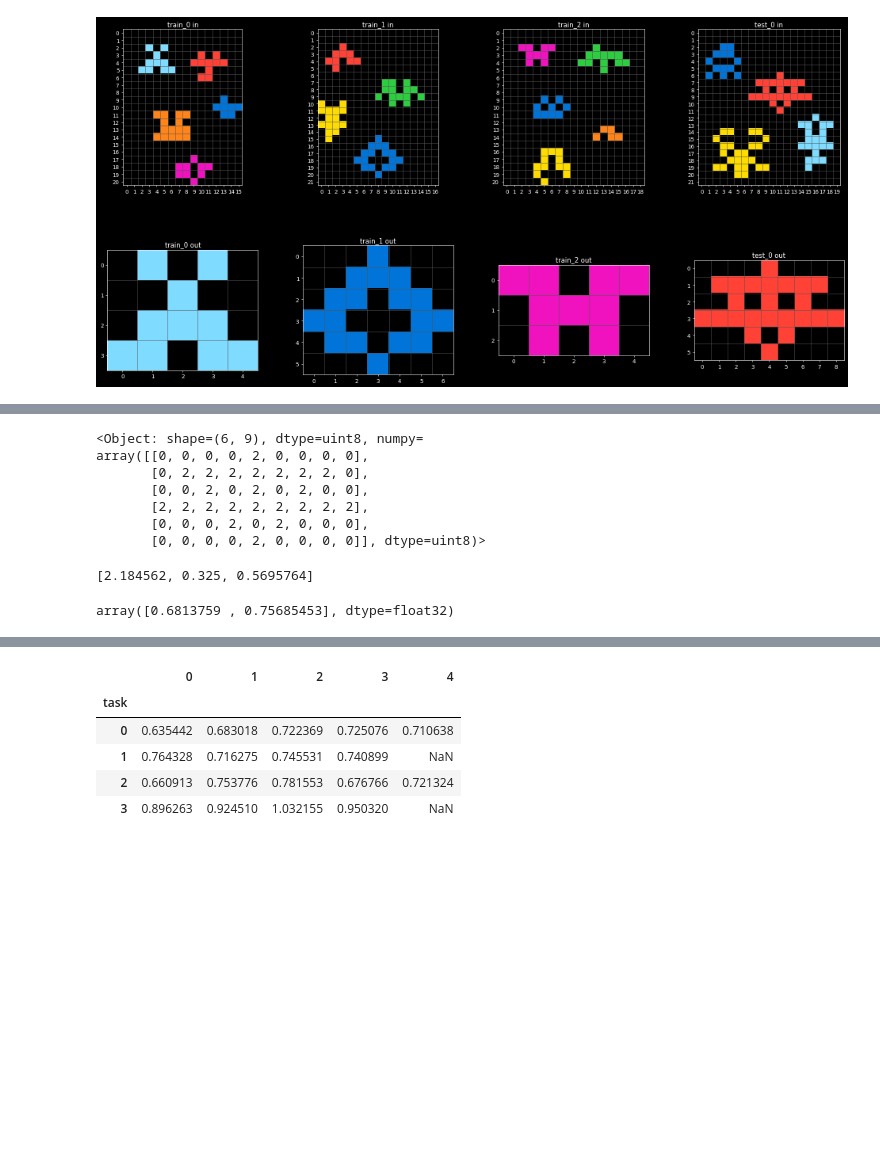
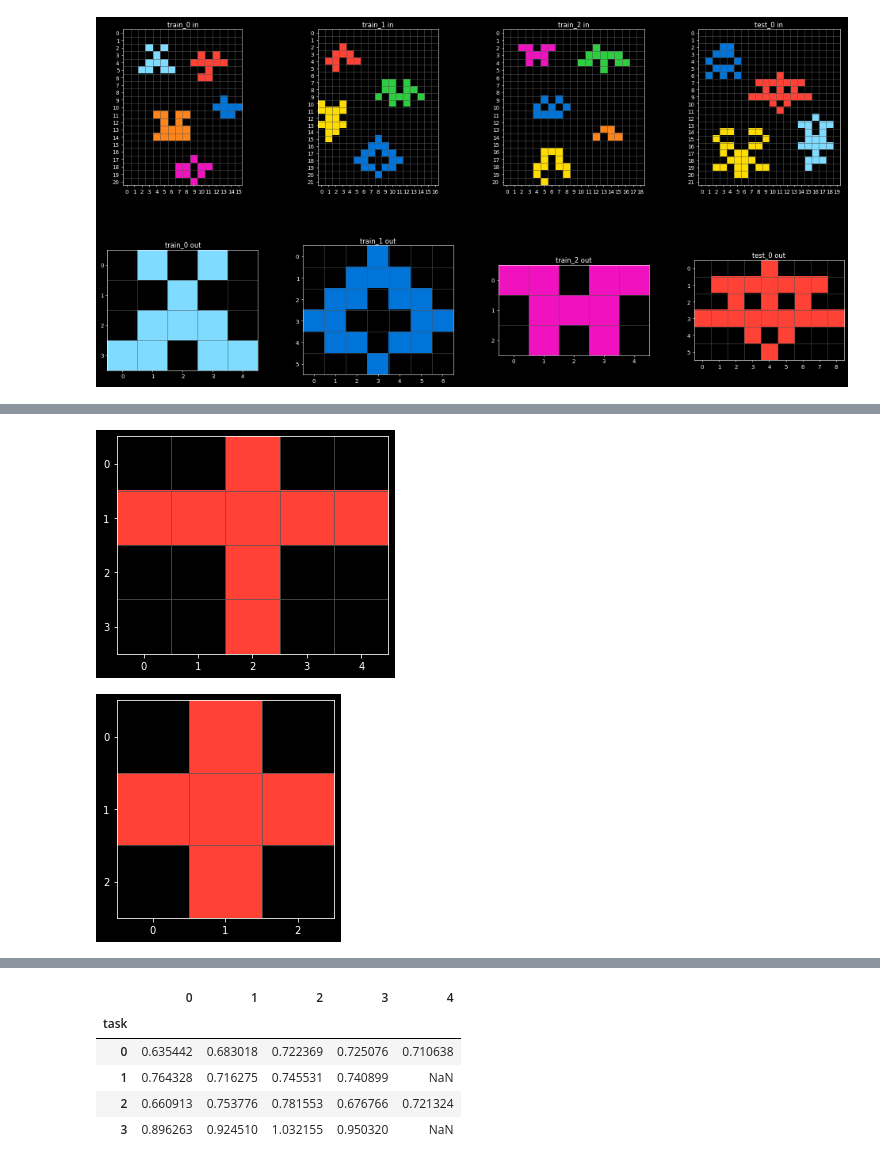
Before and after one commit to carbonati/kaggle-arc, a Jupyter notebook: notebooks/graphs.ipynb, the cells around one changed output, grey strips where cells are left out. Cells and saved outputs as stored; diff of their text form; code cells hidden in the pictures; blank space fills up the shorter version.

```diff
--- a/notebooks/graphs.ipynb
+++ b/notebooks/graphs.ipynb
@@ -2110,18 +2070,5 @@ def compute_distance(u, v, methods=None, fns=None):
-# %%
-objs[1]
-# %% [output]
-<Object: shape=(6, 9), dtype=uint8, numpy=
-array([[0, 0, 0, 0, 2, 0, 0, 0, 0],
-       [0, 2, 2, 2, 2, 2, 2, 2, 0],
-       [0, 0, 2, 0, 2, 0, 2, 0, 0],
-       [2, 2, 2, 2, 2, 2, 2, 2, 2],
-       [0, 0, 0, 2, 0, 2, 0, 0, 0],
-       [0, 0, 0, 0, 2, 0, 0, 0, 0]], dtype=uint8)>
-# %%
-compute_distance(objs[0].data, objs[1].data)
-# %% [output]
-[2.184562, 0.325, 0.5695764]
-# %%
-np.mean(compute_distance(objs[0].data, objs[1].data), axis=0)
-# %% [output]
-array([0.6813759 , 0.75685453], dtype=float32)
+# %%
+objs[2].plot(); plt.show(); objs[3].plot()
+# %% [output]
+[figure, added]
+[figure, added]
```
Also changed, not shown: parts of 53 cells of this notebook.
